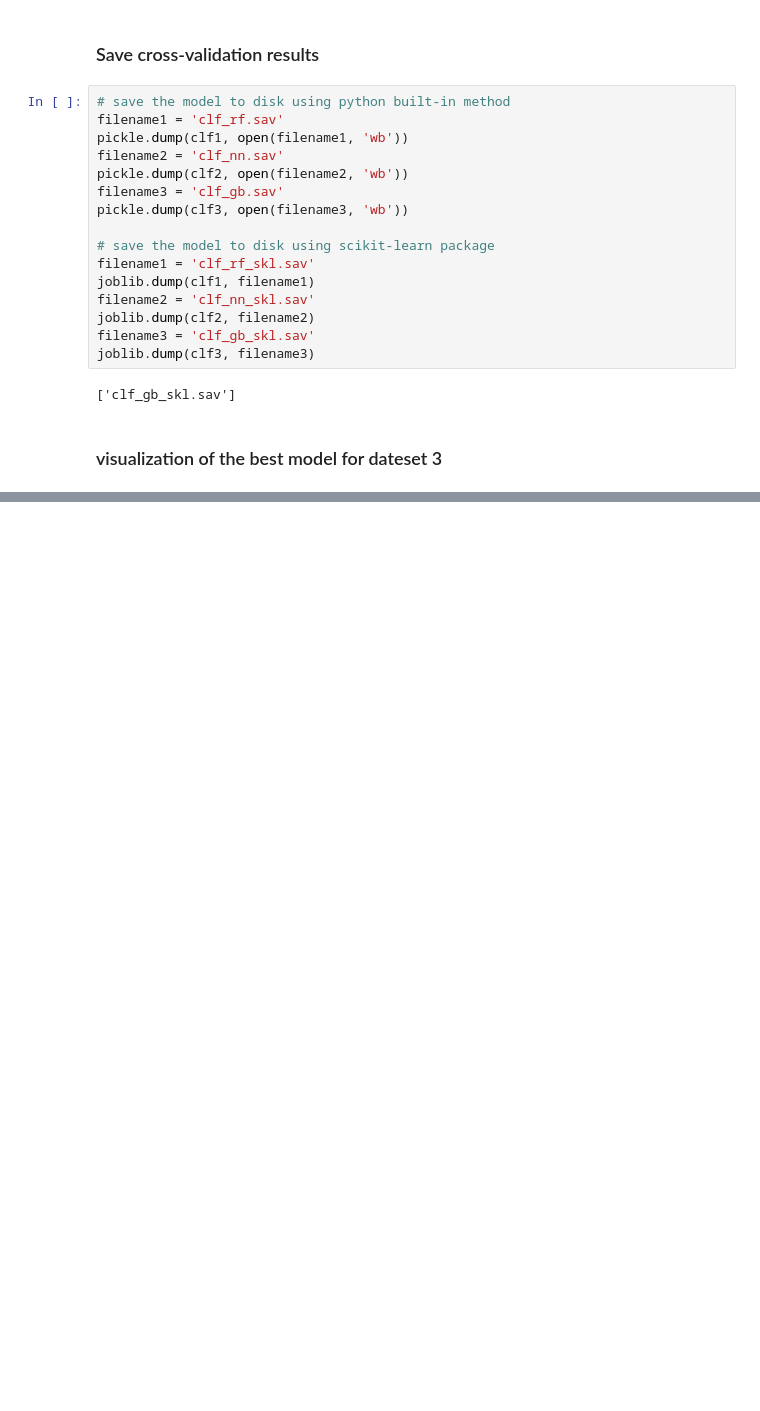
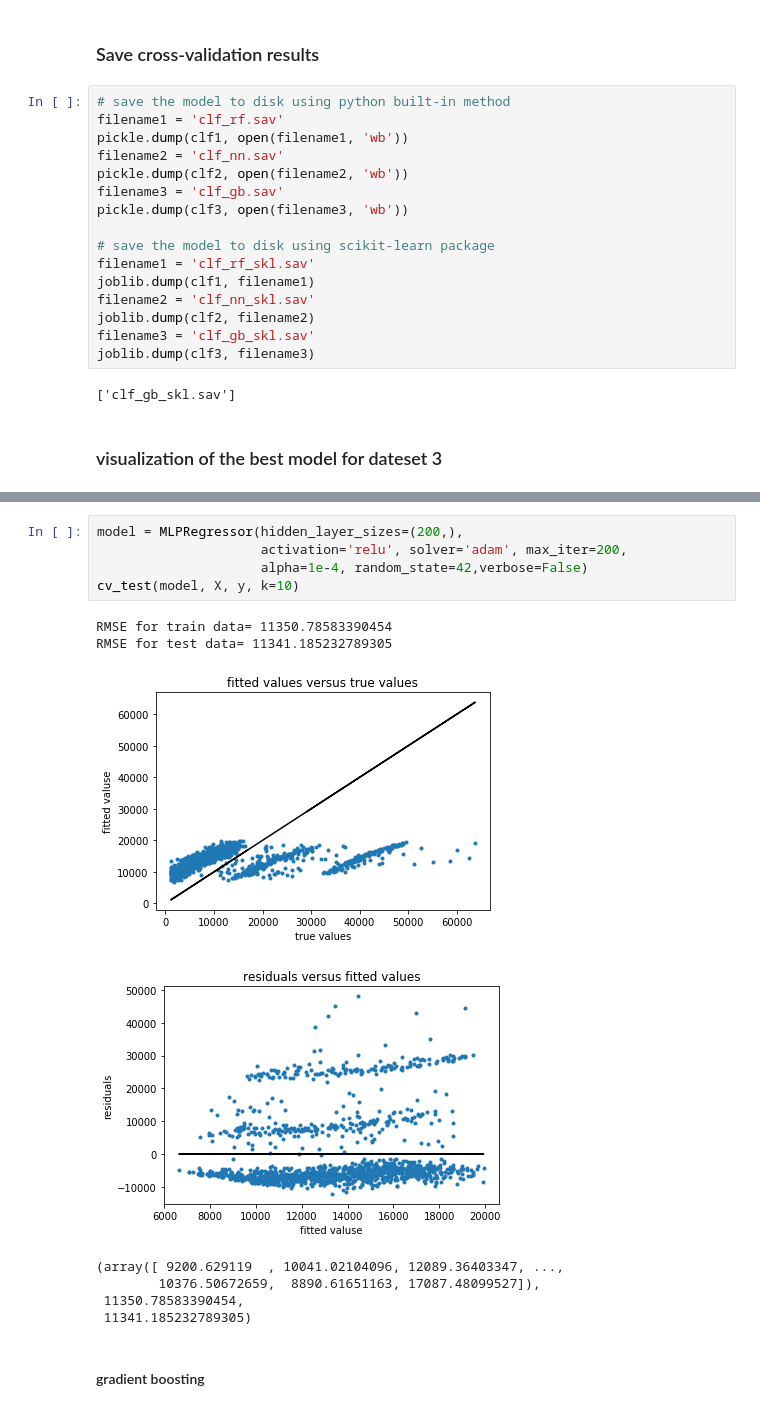
Before and after one commit to ruizhi92/ECE219-Large-Scale-Data-Mining, a Jupyter notebook: project4_regression/Project_4_Zeyu_dataset3.ipynb, the cells around one changed output, grey strips where cells are left out. Saved outputs shown, nothing was run; the diff lists cells and outputs as text; blank space fills up the shorter version.

```diff
--- a/project4_regression/Project_4_Zeyu_dataset3.ipynb
+++ b/project4_regression/Project_4_Zeyu_dataset3.ipynb
@@ -659,0 +654,16 @@ joblib.dump(clf3, filename3)
+# %%
+model = MLPRegressor(hidden_layer_sizes=(200,),
+                     activation='relu', solver='adam', max_iter=200,
+                     alpha=1e-4, random_state=42,verbose=False)
+cv_test(model, X, y, k=10)
+# %% [output]
+RMSE for train data= 11350.78583390454
+RMSE for test data= 11341.185232789305
+[figure, added]
+[figure, added]
+(array([ 9200.629119  , 10041.02104096, 12089.36403347, ...,
+        10376.50672659,  8890.61651163, 17087.48099527]),
+ 11350.78583390454,
+ 11341.185232789305)
+# %% [markdown]
+#### gradient boosting
```
Also changed, not shown: parts of 14 cells of this notebook.
